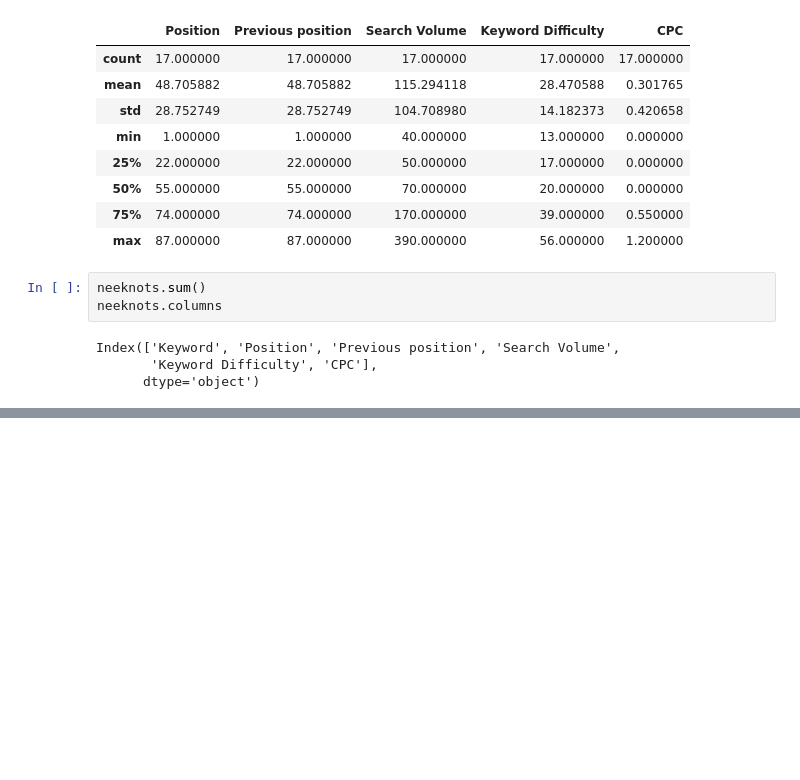
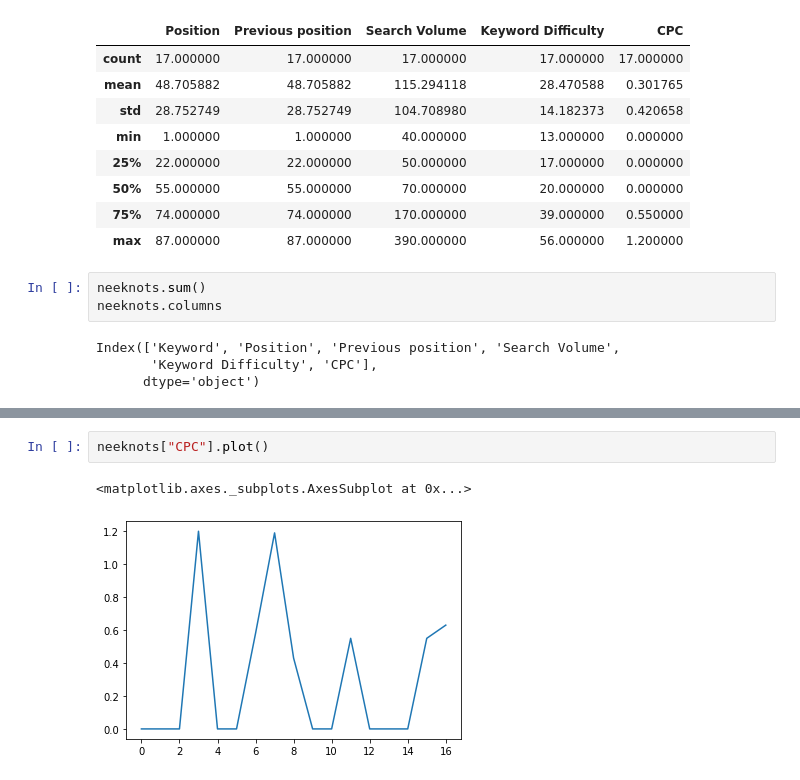
Before and after one commit to necromancer143/project, a Jupyter notebook: Pratyush/Untitled0.ipynb, the cells around one changed output, grey strips where cells are left out. Cells and saved outputs as stored; diff of their text form; blank space fills up the shorter version.

```diff
--- a/Pratyush/Untitled0.ipynb
+++ b/Pratyush/Untitled0.ipynb
@@ -58,0 +154,5 @@ Index(['Keyword', 'Position', 'Previous position', 'Search Volume',
+# %%
+neeknots["CPC"].plot()
+# %% [output]
+<matplotlib.axes._subplots.AxesSubplot at 0x...>
+[figure, added]
```
Also changed, not shown: parts of 12 cells of this notebook.
